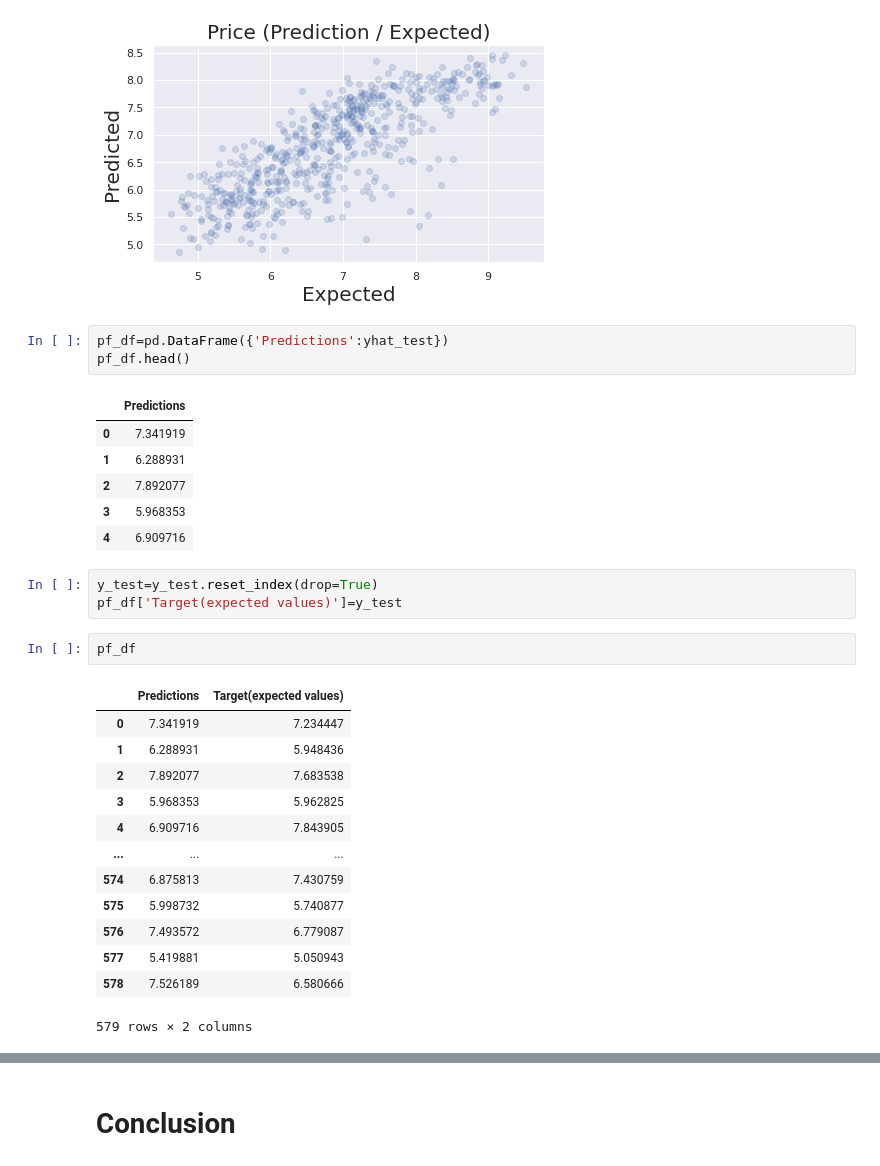
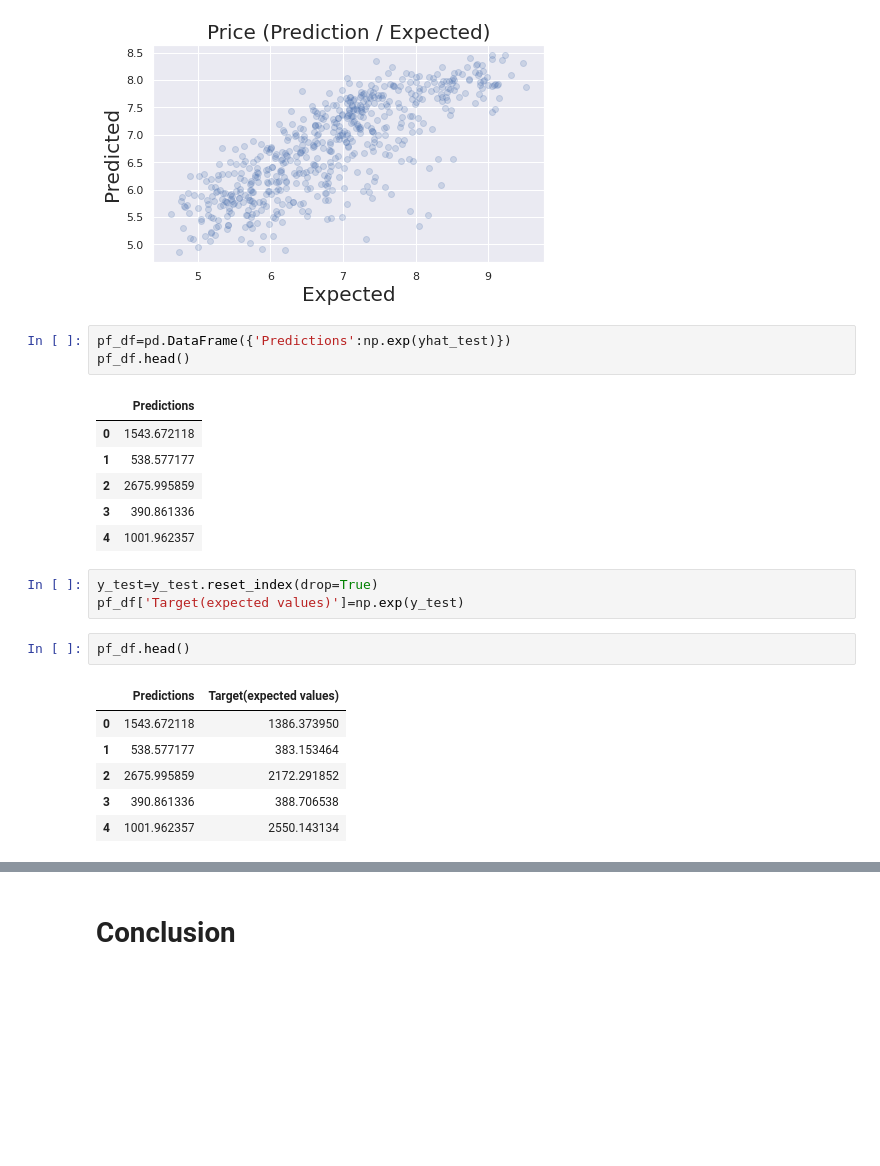
Before and after one commit to Rahul2661998/Capstone-Project-Ted-Talk-Views-Prediction-, a Jupyter notebook: Ted_Talk_Views_Predictions.ipynb, the cells around one changed output, grey strips where cells are left out. Cells and saved outputs as stored; diff of their text form; blank space fills up the shorter version.

```diff
--- a/Ted_Talk_Views_Predictions.ipynb
+++ b/Ted_Talk_Views_Predictions.ipynb
@@ -962,34 +985,27 @@ plt.show()
 # %% [output]
 [figure]
 # %%
-pf_df=pd.DataFrame({'Predictions':yhat_test})
+pf_df=pd.DataFrame({'Predictions':np.exp(yhat_test)})
 pf_df.head()
 # %% [output]
 |  | Predictions |
-| 0 | 7.341919 |
-| 1 | 6.288931 |
-| 2 | 7.892077 |
-| 3 | 5.968353 |
-| 4 | 6.909716 |
+| 0 | 1543.672118 |
+| 1 | 538.577177 |
+| 2 | 2675.995859 |
+| 3 | 390.861336 |
+| 4 | 1001.962357 |
 # %%
 y_test=y_test.reset_index(drop=True)
-pf_df['Target(expected values)']=y_test
+pf_df['Target(expected values)']=np.exp(y_test)
 # %%
-pf_df
+pf_df.head()
 # %% [output]
 |  | Predictions | Target(expected values) |
-| 0 | 7.341919 | 7.234447 |
-| 1 | 6.288931 | 5.948436 |
-| 2 | 7.892077 | 7.683538 |
-| 3 | 5.968353 | 5.962825 |
-| 4 | 6.909716 | 7.843905 |
-| ... | ... | ... |
-| 574 | 6.875813 | 7.430759 |
-| 575 | 5.998732 | 5.740877 |
-| 576 | 7.493572 | 6.779087 |
-| 577 | 5.419881 | 5.050943 |
-| 578 | 7.526189 | 6.580666 |
+| 0 | 1543.672118 | 1386.373950 |
+| 1 | 538.577177 | 383.153464 |
+| 2 | 2675.995859 | 2172.291852 |
+| 3 | 390.861336 | 388.706538 |
+| 4 | 1001.962357 | 2550.143134 |
-579 rows × 2 columns
 # %%
 pf_df['Residual']=pf_df['Target(expected values)']-pf_df['Predictions']
 pf_df['Difference_percentage']=np.absolute(pf_df['Residual']/pf_df['Target(expected values)']*100)
```
Also changed, not shown: parts of 31 cells of this notebook.
